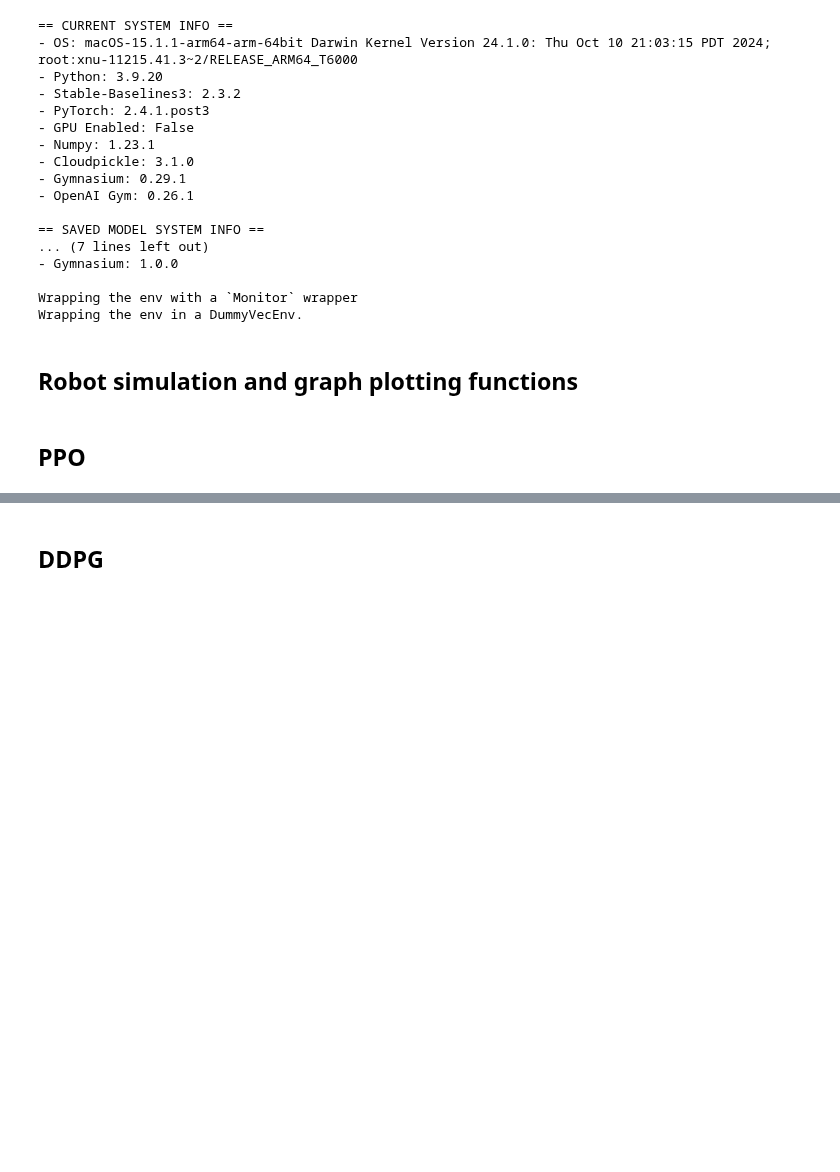
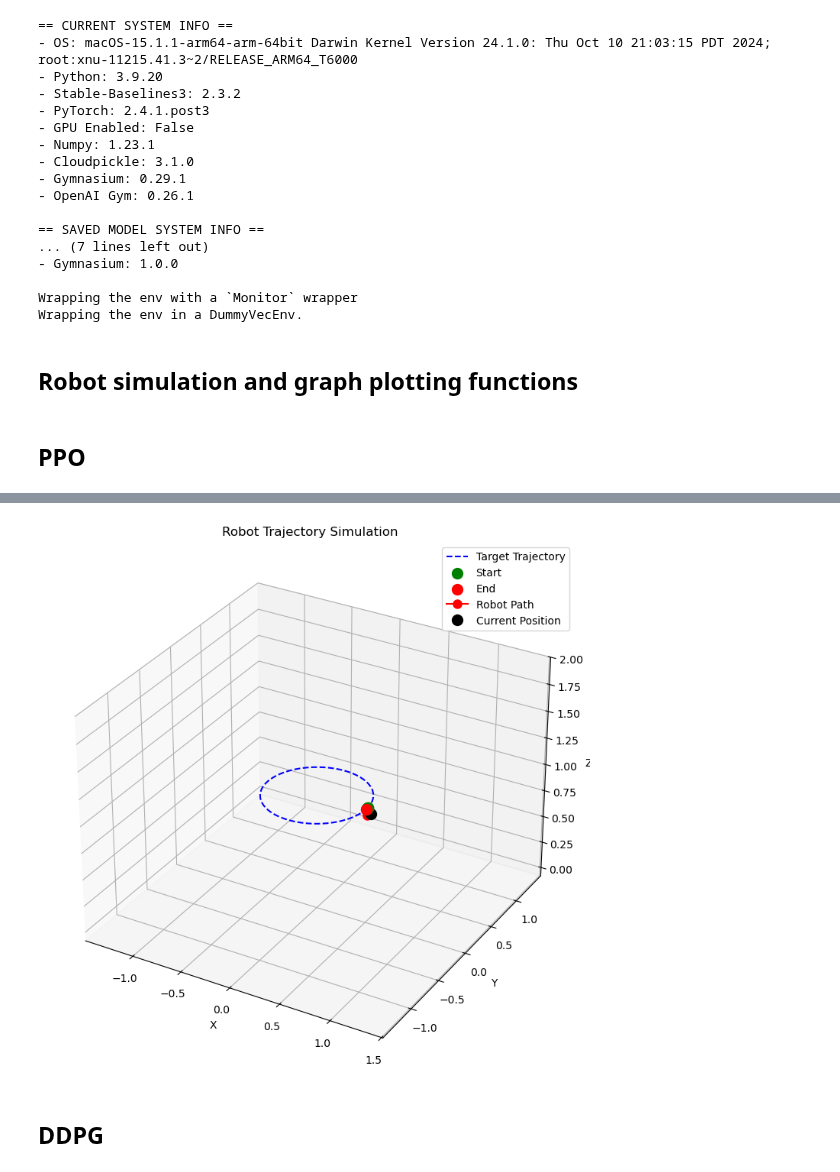
Before and after one commit to damurka5/RL_CDPR, a Jupyter notebook: mujoco_py/11_SB3_PPO&DDPG_evaluation.ipynb, the cells around one changed output, grey strips where cells are left out. Drawn from its saved outputs; the diff is of its cells as text; code cells hidden in the pictures; blank space fills up the shorter version.

Commit message:
visualisation started, having problems

```diff
--- a/mujoco_py/11_SB3_PPO&DDPG_evaluation.ipynb
+++ b/mujoco_py/11_SB3_PPO&DDPG_evaluation.ipynb
@@ -130,2 +305,14 @@ get_rms_err(sol1[15:115], des_pos, t_span[15:115])
+# %%
+traj1 = horizontal_circle_trajectory_points(t_span = np.linspace(0, 20, 200))
+states, reached_p = follow_trajectory(model=modelSB3_PPO,
+                  initial_state=np.hstack((traj1[0], np.array([.0,.0,.0]))),
+                  trajectory=traj1,
+                  robot_model=CDPR4(pos=traj1[0]))
+visualize_simulation(trajectory=traj1,
+                     robot_states=states,
+                     reached_points=reached_p,
+                     save_animation=True)
+# %% [output]
+[figure, added]
 # %% [markdown]
 ## DDPG
```
Also changed, not shown: parts of 5 cells of this notebook, 1 other file.
